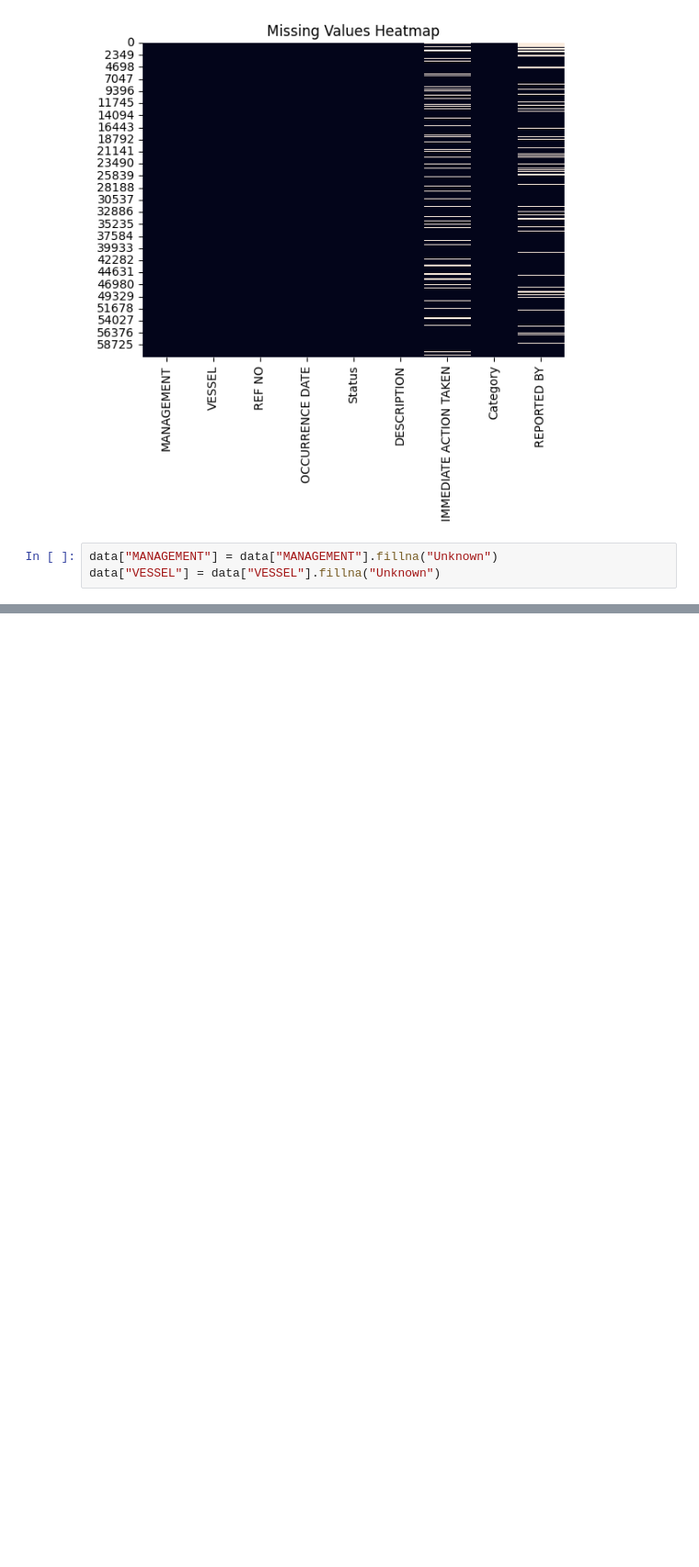
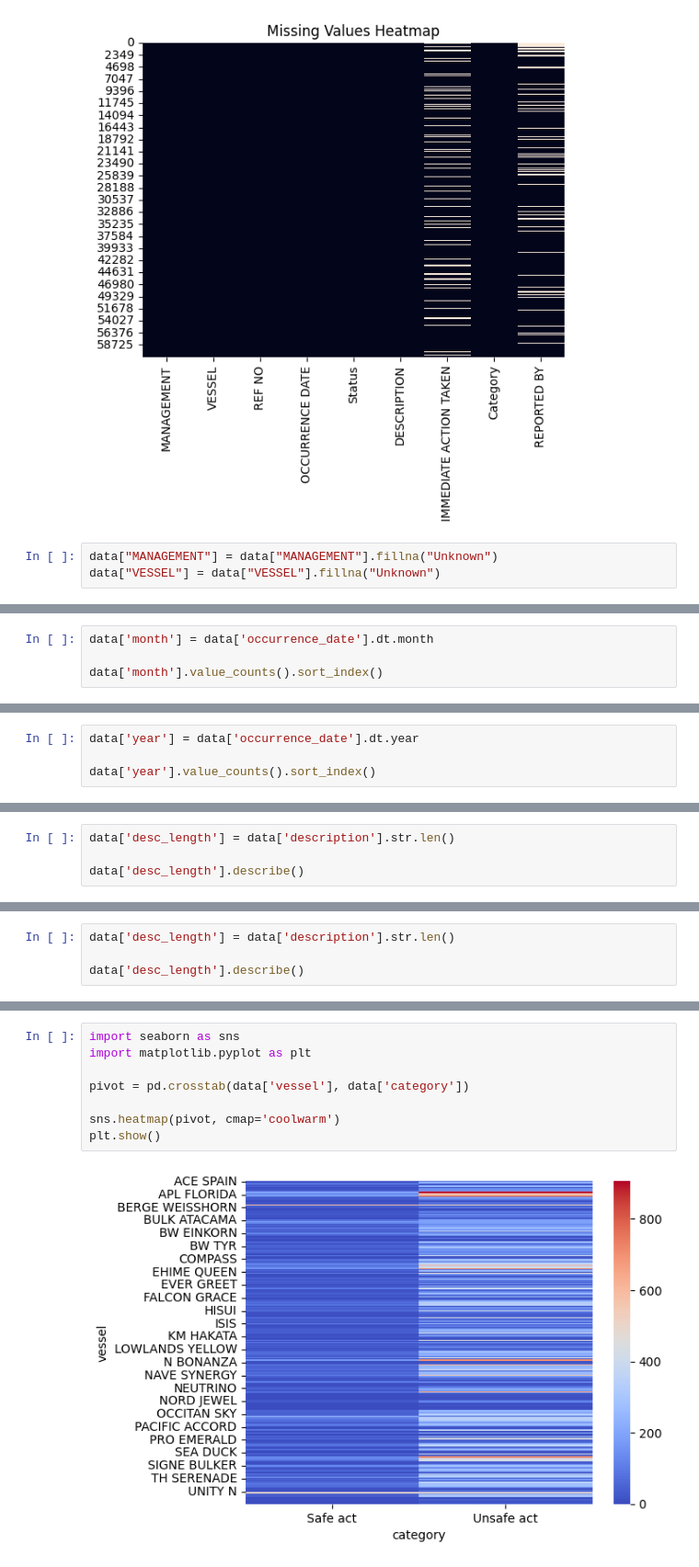
Before and after one commit to Noschithanachar/Data-Clean-and-EDA, a Jupyter notebook: LARPDatabase.ipynb, the cells around one changed output, grey strips where cells are left out. Shown at 92% size. Drawn from its saved outputs; the diff is of its cells as text; blank space fills up the shorter version.

```diff
--- a/LARPDatabase.ipynb
+++ b/LARPDatabase.ipynb
@@ -161,0 +285,4 @@ data["VESSEL"] = data["VESSEL"].fillna("Unknown")
+# %%
+data['month'] = data['occurrence_date'].dt.month
+
+data['month'].value_counts().sort_index()
@@ -161,0 +304,4 @@ data["VESSEL"] = data["VESSEL"].fillna("Unknown")
+# %%
+data['year'] = data['occurrence_date'].dt.year
+
+data['year'].value_counts().sort_index()
@@ -161,0 +336,4 @@ data["VESSEL"] = data["VESSEL"].fillna("Unknown")
+# %%
+data['desc_length'] = data['description'].str.len()
+
+data['desc_length'].describe()
@@ -161,0 +350,4 @@ data["VESSEL"] = data["VESSEL"].fillna("Unknown")
+# %%
+data['desc_length'] = data['description'].str.len()
+
+data['desc_length'].describe()
@@ -161,0 +380,10 @@ data["VESSEL"] = data["VESSEL"].fillna("Unknown")
+# %%
+import seaborn as sns
+import matplotlib.pyplot as plt
+
+pivot = pd.crosstab(data['vessel'], data['category'])
+
+sns.heatmap(pivot, cmap='coolwarm')
+plt.show()
+# %% [output]
+[figure, added]
```
Also changed, not shown: parts of 43 cells of this notebook.
